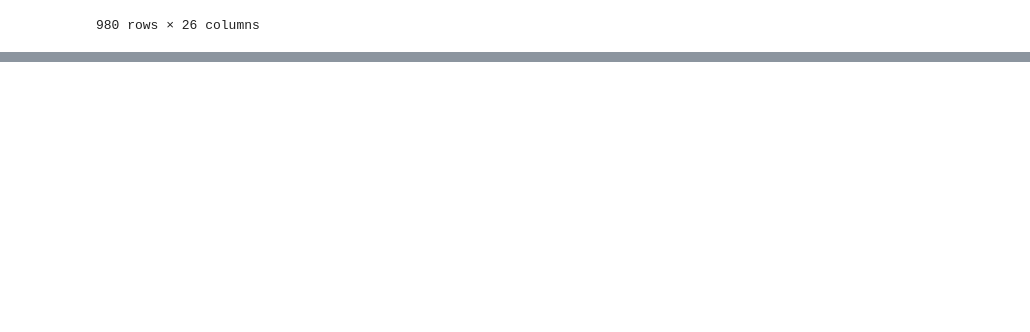
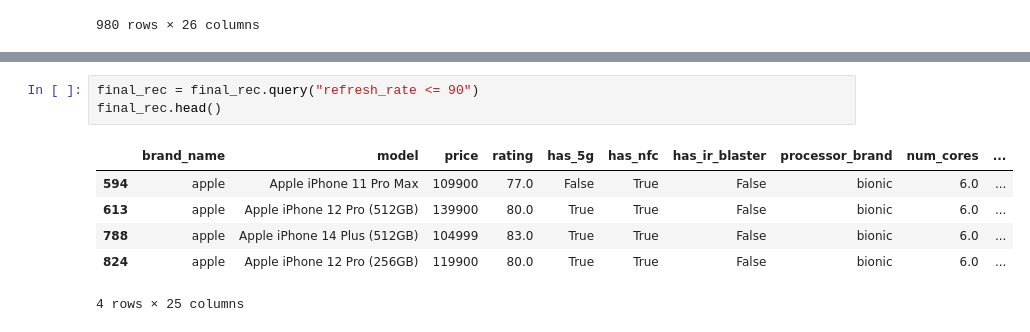
Before and after one commit to GlitchyStar717/AneXPrototype, a Jupyter notebook: try.ipynb, the cells around one changed output, grey strips where cells are left out. Drawn from its saved outputs; the diff is of its cells as text; blank space fills up the shorter version.

```diff
--- a/try.ipynb
+++ b/try.ipynb
@@ -230,2 +166,12 @@ memory usage: 138.1+ KB
+# %%
+final_rec = final_rec.query("refresh_rate <= 90")
+final_rec.head()
+# %% [output]
+|  | brand_name | model | price | rating | has_5g | has_nfc | has_ir_blaster | processor_brand | num_cores | ... |
+| 594 | apple | Apple iPhone 11 Pro Max | 109900 | 77.0 | False | True | False | bionic | 6.0 | ... |
+| 613 | apple | Apple iPhone 12 Pro (512GB) | 139900 | 80.0 | True | True | False | bionic | 6.0 | ... |
+| 788 | apple | Apple iPhone 14 Plus (512GB) | 104999 | 83.0 | True | True | False | bionic | 6.0 | ... |
+| 824 | apple | Apple iPhone 12 Pro (256GB) | 119900 | 80.0 | True | True | False | bionic | 6.0 | ... |
+4 rows × 25 columns
 # %%
 pixels = df.query("brand_name == 'google'")
```
Also changed, not shown: parts of 15 cells of this notebook, 1 other file.
